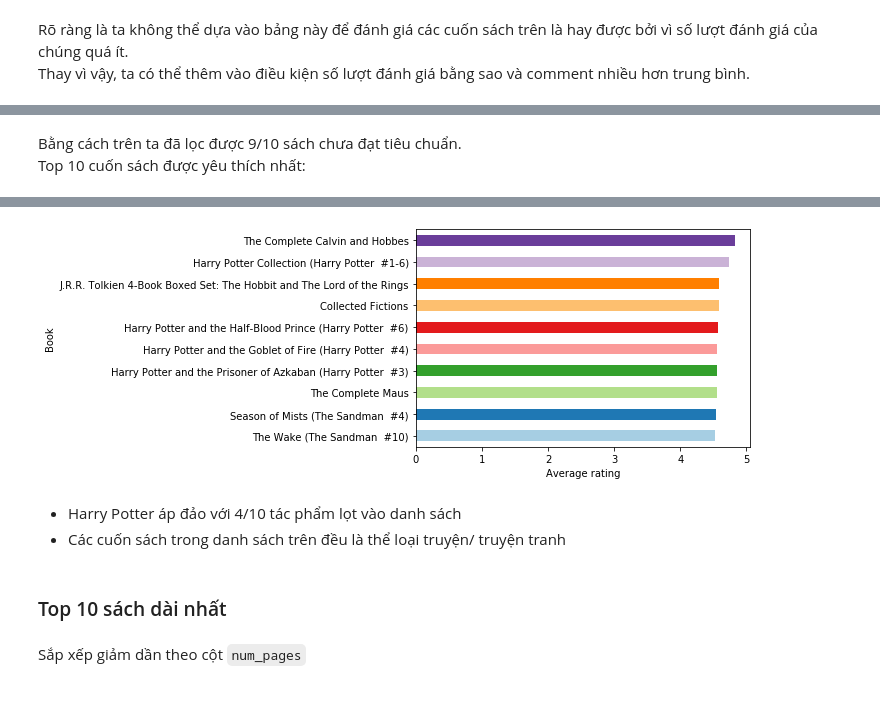
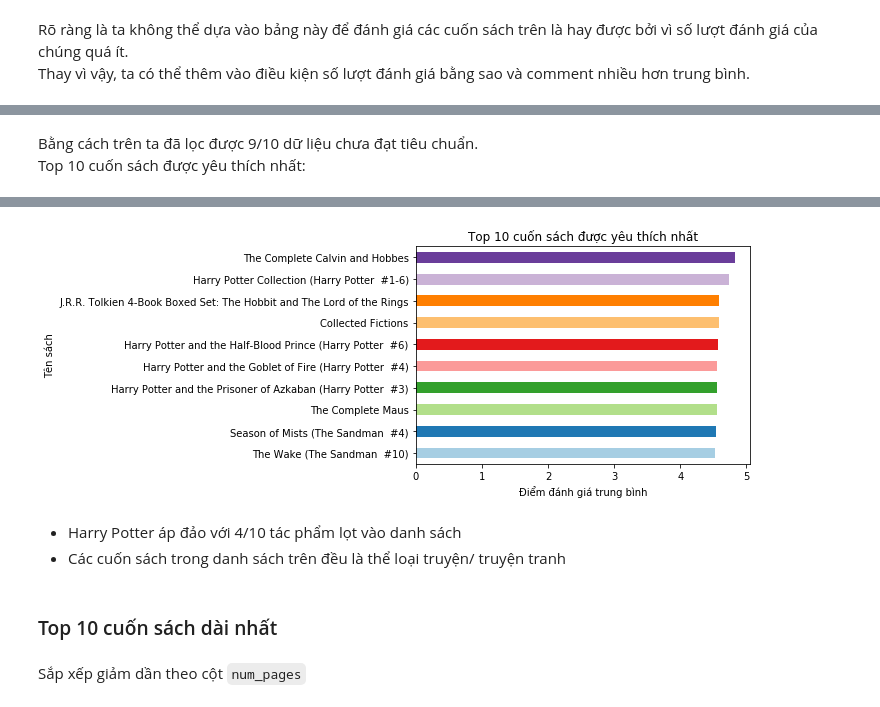
Before and after one commit to phucmanh1999/Final_Project_PFDS, a Jupyter notebook: 1712590-NguyenPhucManh.ipynb, the cells around one changed output, grey strips where cells are left out. Drawn from its saved outputs; the diff is of its cells as text; code cells hidden in the pictures.

```diff
--- a/1712590-NguyenPhucManh.ipynb
+++ b/1712590-NguyenPhucManh.ipynb
@@ -397,5 +433,5 @@ high_rating_book.shape
 # %% [markdown]
-Bằng cách trên ta đã lọc được 9/10 sách chưa đạt tiêu chuẩn.
+Bằng cách trên ta đã lọc được 9/10 dữ liệu chưa đạt tiêu chuẩn.
 Top 10 cuốn sách được yêu thích nhất:
 # %%
 high_rating_book.head(10)
@@ -412,14 +448,16 @@ high_rating_book.head(10)
 | 6691 | 25101 | Season of Mists (The Sandman #4) | Neil Gaiman/Matt Wagner/George Pr... | 4.5400 | eng | 217 | 50951 | ... |
 | 6694 | 25104 | The Wake (The Sandman #10) | Neil Gaiman/Michael Zulli/Jon J. ... | 4.5200 | eng | 191 | 37038 | ... |
 # %%
-high_rating_book.head(10).set_index('title')['average_rating'].sort_values().plot(kind = 'barh',color=sns.color_palette('Paired',10)).set(xlabel = 'Average rating', ylabel = 'Book');
+high_rating_book.head(10).set_index('title')['average_rating'].sort_values().\
+plot(kind = 'barh',color=sns.color_palette('Paired',10)).set(xlabel = 'Điểm đánh giá trung bình', ylabel = 'Tên sách',\
+                                                            title = 'Top 10 cuốn sách được yêu thích nhất');
 # %% [output]
-[figure, old version]
+[figure, new version]
 # %% [markdown]
 - Harry Potter áp đảo với 4/10 tác phẩm lọt vào danh sách
 - Các cuốn sách trong danh sách trên đều là thể loại truyện/ truyện tranh
 # %% [markdown]
-### Top 10 sách dài nhất
+### Top 10 cuốn sách dài nhất
 # %% [markdown]
 Sắp xếp giảm dần theo cột `num_pages`
 # %%
```
Also changed, not shown: parts of 34 cells of this notebook.
